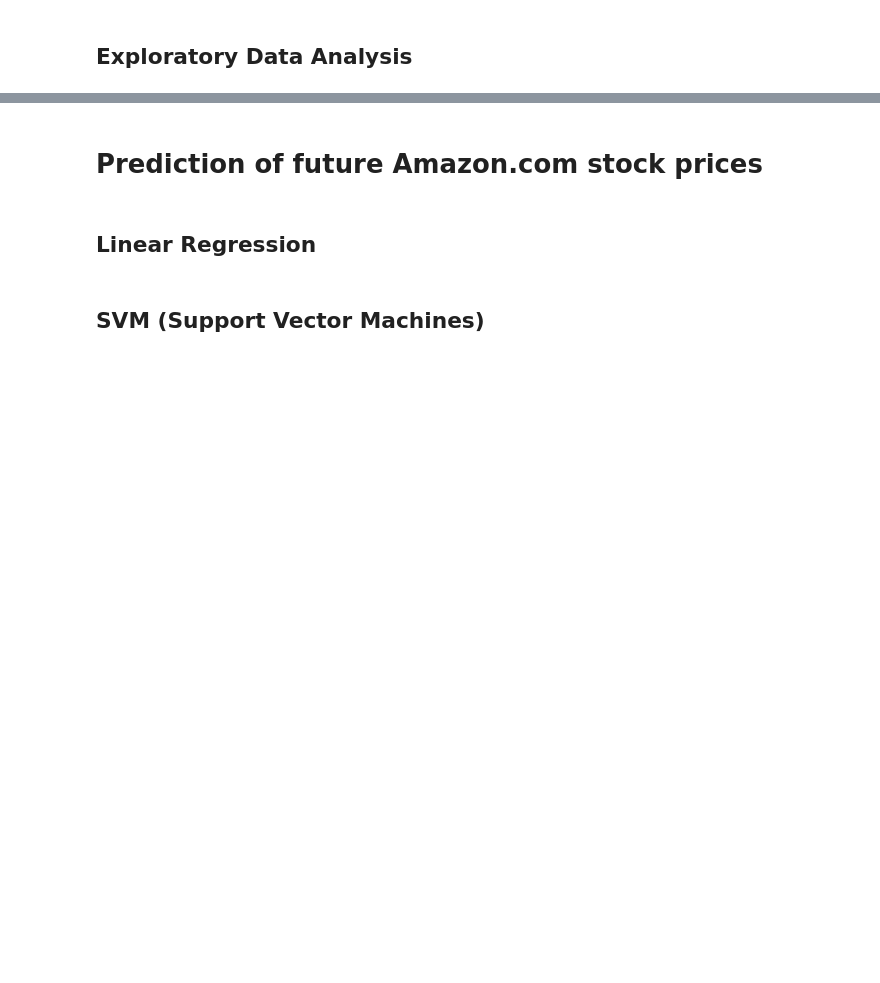
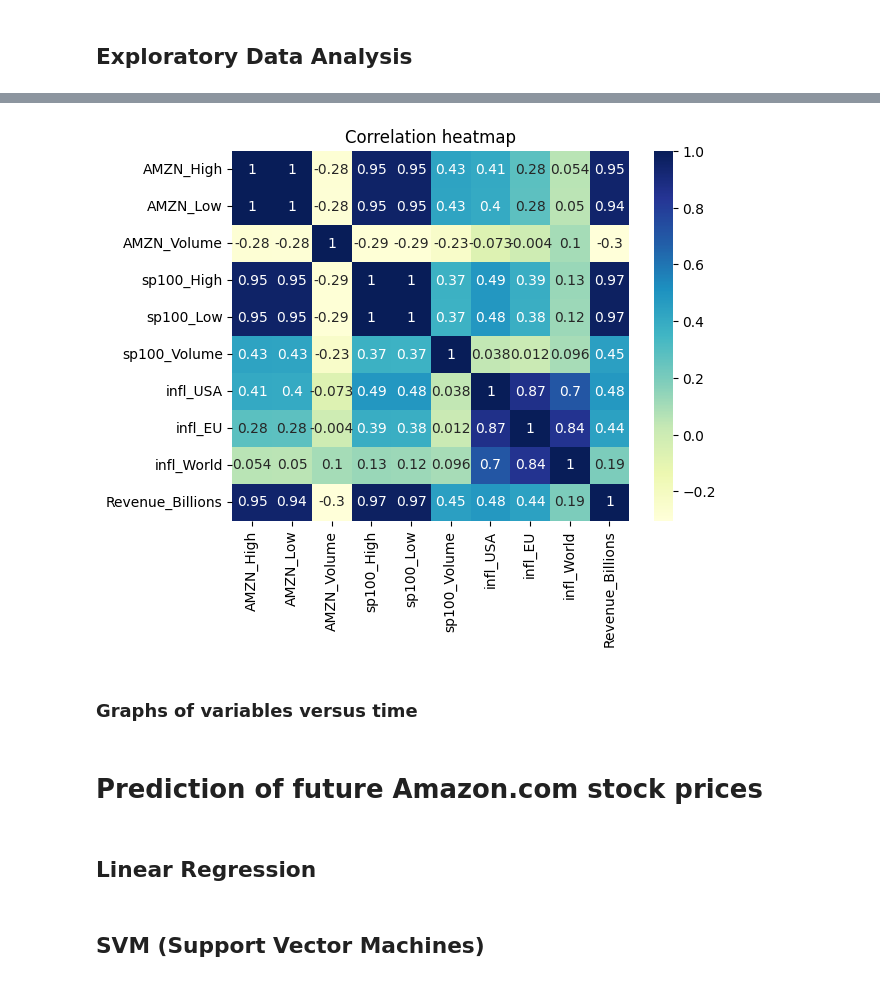
Before and after one commit to Galicheck/MJNWM-Project, a Jupyter notebook: Project_AMZN_prediction.ipynb, the cells around one changed output, grey strips where cells are left out. Cells and saved outputs as stored; diff of their text form; code cells hidden in the pictures; blank space fills up the shorter version.

```diff
--- a/Project_AMZN_prediction.ipynb
+++ b/Project_AMZN_prediction.ipynb
@@ -52,3 +203,15 @@ The dataset contains the following 16 columns:
+# %%
+sns.heatmap(data[names].corr(numeric_only=True), cmap="YlGnBu", annot=True)
+plt.title('Correlation heatmap')
+plt.show()
+# lepiej, bardziej czytelne
+# wybór kolumn był przypadkowy
+# można pomyśleć, które z nich faktycznie nadają się do badania korelacji
+# (przeczytać co znaczą te zmienne)
+# %% [output]
+[figure, added]
+# %% [markdown]
+### Graphs of variables versus time
 # %% [markdown]
 # Prediction of future Amazon.com stock prices
 # %% [markdown]
```
Also changed, not shown: parts of 14 cells of this notebook.
